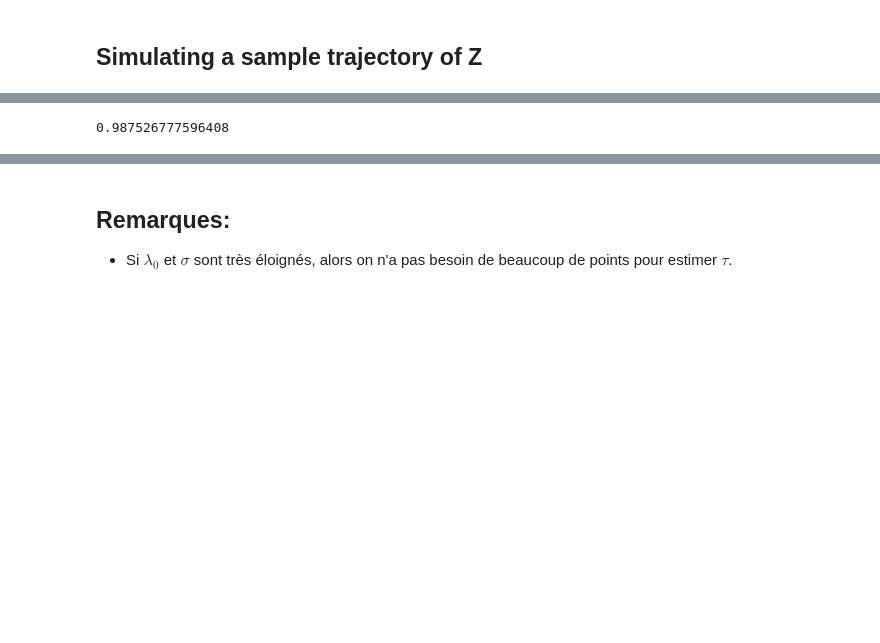
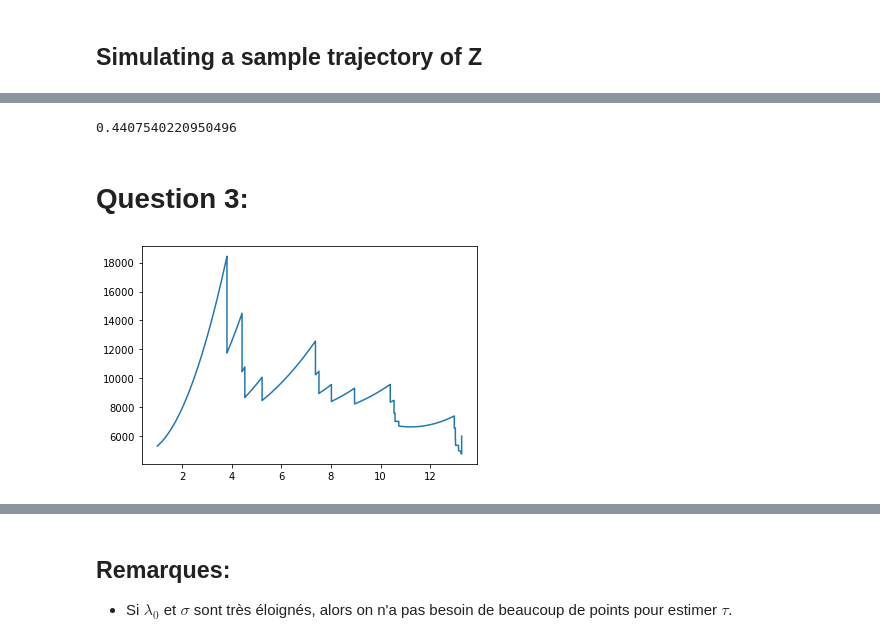
Before and after one commit to elfirdoussilab1/Disruption-Problem, a Jupyter notebook: Project 1 Disruption probelm.ipynb, the cells around one changed output, grey strips where cells are left out. Cells and saved outputs as stored; diff of their text form; code cells hidden in the pictures; blank space fills up the shorter version.

```diff
--- a/Project 1 Disruption probelm.ipynb
+++ b/Project 1 Disruption probelm.ipynb
@@ -193,11 +223,0 @@ def estimation(Z, U, tau, precision=0.99):
-# %%
-# Parameters
-p = 200
-lam0 = 100
-lam1 = 2
-sigma = 0.1
-tau = np.random.exponential(scale = 1 / sigma)
-
-# Simulating T and Z
-T = point_process(lam0, lam1, tau, 500)
-Z, U = generate_Z_hat(T, p, sigma, lam0, lam1)
@@ -220,4 +232,18 @@ print(estimation(Z_flat, U_flat, tau))
 # %%
-Z_hat(tau + 0.1, Z, T, 200)
+Z_hat(tau , Z, T, 3)
 # %% [output]
-0.987526777596408
+0.4407540220950496
+# %% [markdown]
+# Question 3:
+# %%
+def f(t,T,lam1,lam2):
+    Nt=poisson(T, t)
+    N=len(T)
+    return (1-(lam1*t)/Nt)**2+(1-(lam2*(T[-1]-t))/(N-Nt))**2
+
+l=np.linspace(1,T_[-2],200000)
+u=[ f(t,T_,lam0,lam1) for t in l]
+plt.plot(l,u)
+plt.show()
+# %% [output]
+[figure, added]
```
Also changed, not shown: parts of 41 cells of this notebook.
